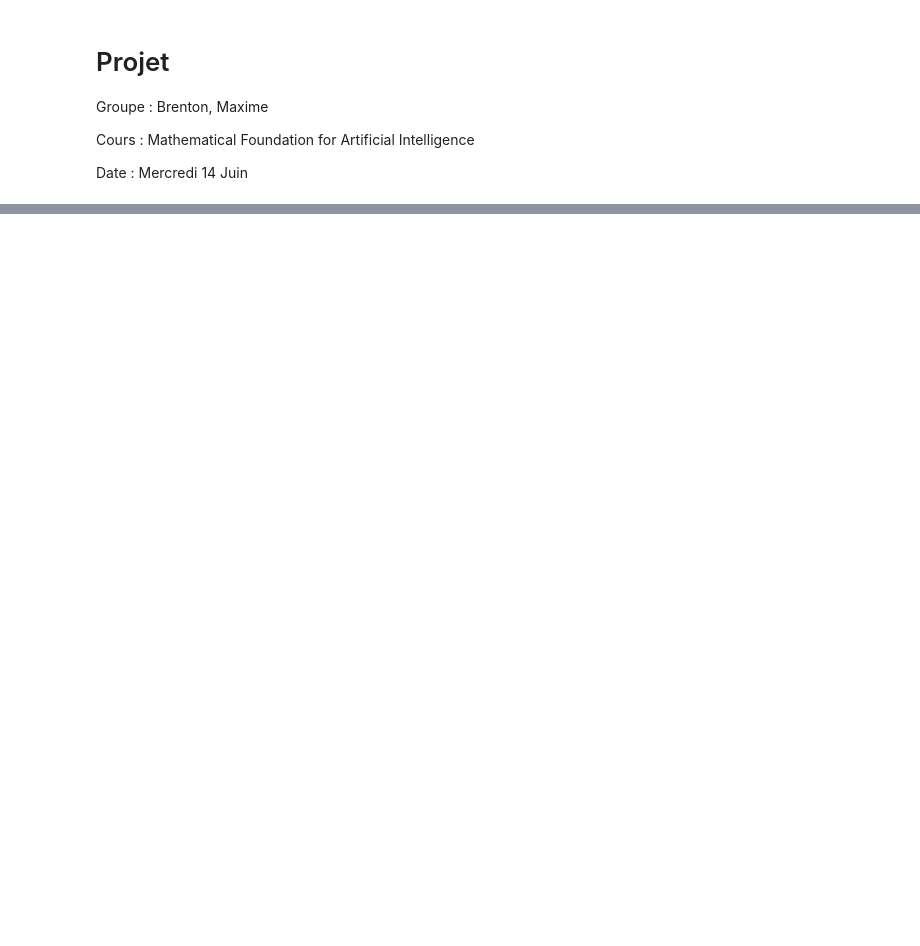
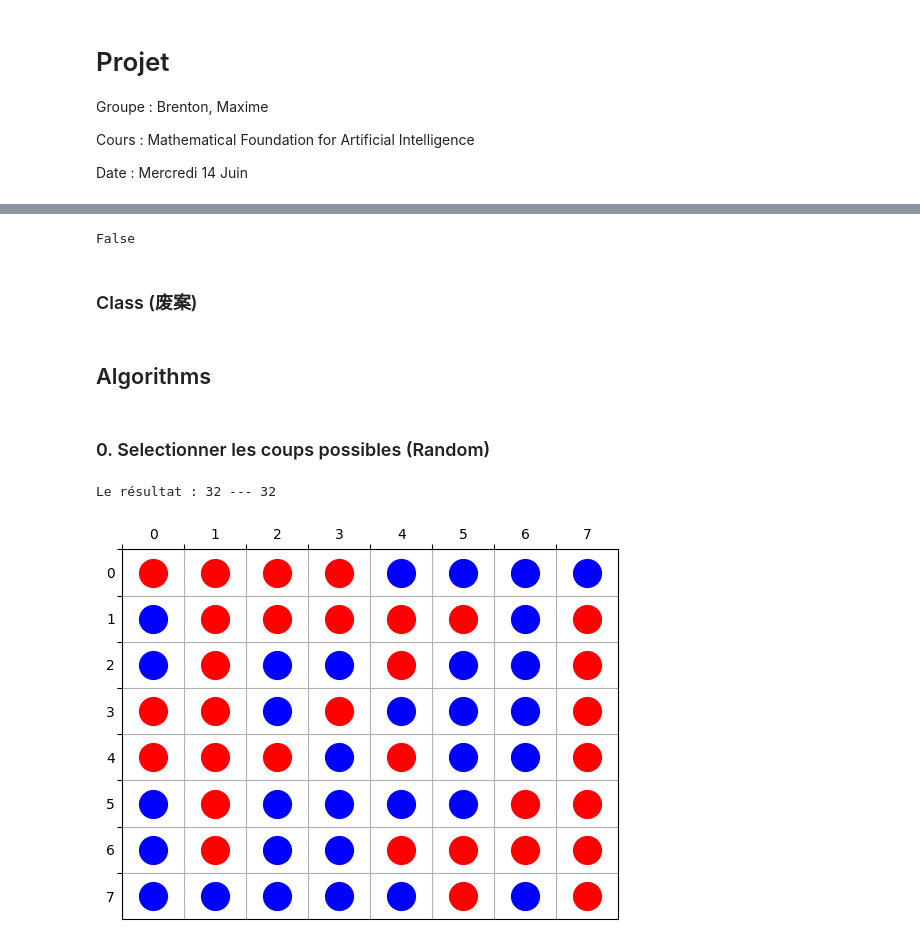
Before and after one commit to Languisher/Projects-2023, a Jupyter notebook: IA0614/00.ipynb, the cells around one changed output, grey strips where cells are left out. Saved outputs shown, nothing was run; the diff lists cells and outputs as text; code cells hidden in the pictures; blank space fills up the shorter version.

```diff
--- a/IA0614/00.ipynb
+++ b/IA0614/00.ipynb
@@ -242,6 +8,0 @@ def coup_suivant(A, c, p=3):
-# %%
-A = init_plateau()
-for fois in range(10):
-    A = coup_suivant(A, 1)
-    A = coup_suivant(A, -1)
-    tracerPlateau(A)
@@ -249,0 +172,21 @@ for fois in range(10):
+# %%
+def game_finish(A):
+    game_status = False
+    if np.sum(A == 0) == 0:
+        game_status = True
+
+    if not find_possible_steps(A, c=1)[0] and not find_possible_steps(A, c=-1)[0]:
+        game_status = True
+
+    return game_status
+
+A = init_plateau()
+game_finish(A)
+# %% [output]
+False
+# %%
+def print_info(A):
+    print("Le résultat : {} --- {} ".format(np.sum(A == 1), np.sum(A == -1)))
+    tracerPlateau(A)
+# %% [markdown]
+### Class (废案)
@@ -249,0 +326,24 @@ for fois in range(10):
+# %% [markdown]
+## Algorithms
+# %% [markdown]
+### 0. Selectionner les coups possibles (Random)
+# %%
+def game_auto(A, c):
+    while not game_finish(A):
+        possible_steps, possible_steps_changes = find_possible_steps(A, c)
+
+        if possible_steps:
+            step = random.choice(possible_steps)
+            A = update(A, c, step, possible_steps_changes[possible_steps.index(step)])
+            # tracerPlateau(A)
+            plt.show()
+            c = -c
+        else:
+            c = -c
+    return A
+
+A = init_plateau()
+print_info(game_auto(A, c=1))
+# %% [output]
+Le résultat : 32 --- 32
+[figure, added]
```
Also changed, not shown: parts of 46 cells of this notebook, 38 other files.
